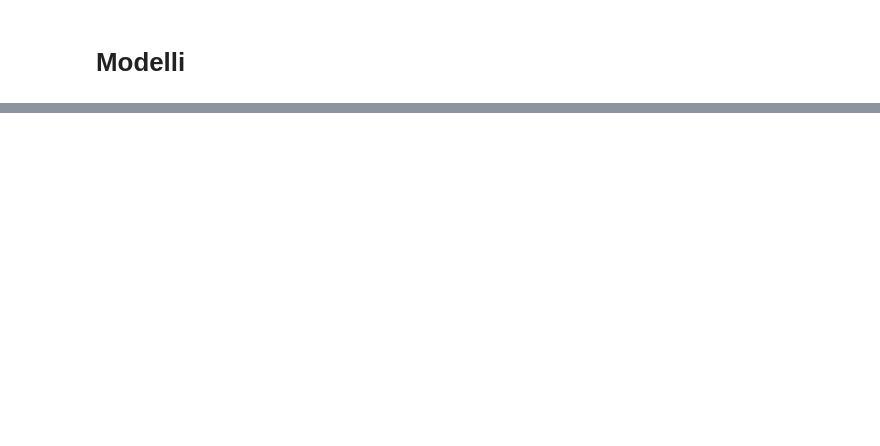
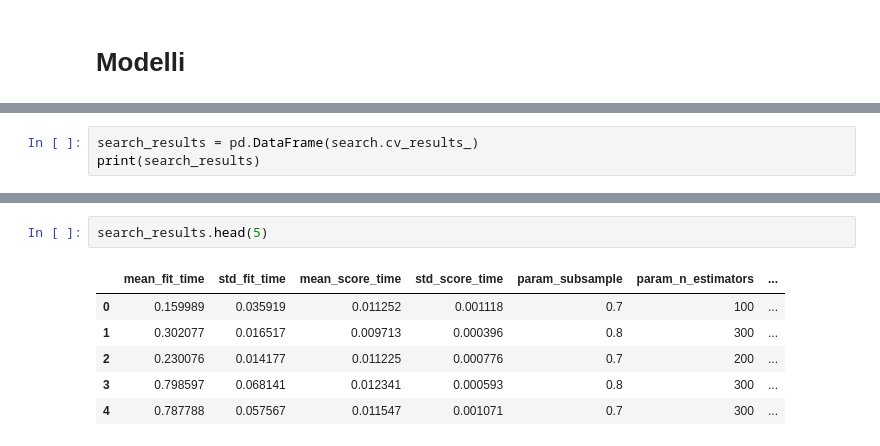
Before and after one commit to Orbmad/Data_Intensive_project, a Jupyter notebook: weather_predictions.ipynb, the cells around one changed output, grey strips where cells are left out. Drawn from its saved outputs; the diff is of its cells as text; blank space fills up the shorter version.

```diff
--- a/weather_predictions.ipynb
+++ b/weather_predictions.ipynb
@@ -329,0 +484,3 @@ X_test, y_test = X.iloc[train_set_treshold:, :], y.iloc[train_set_treshold:]
+# %%
+search_results = pd.DataFrame(search.cv_results_)
+print(search_results)
@@ -329,0 +505,9 @@ X_test, y_test = X.iloc[train_set_treshold:, :], y.iloc[train_set_treshold:]
+# %%
+search_results.head(5)
+# %% [output]
+|  | mean_fit_time | std_fit_time | mean_score_time | std_score_time | param_subsample | param_n_estimators | ... |
+| 0 | 0.159989 | 0.035919 | 0.011252 | 0.001118 | 0.7 | 100 | ... |
+| 1 | 0.302077 | 0.016517 | 0.009713 | 0.000396 | 0.8 | 300 | ... |
+| 2 | 0.230076 | 0.014177 | 0.011225 | 0.000776 | 0.7 | 200 | ... |
+| 3 | 0.798597 | 0.068141 | 0.012341 | 0.000593 | 0.8 | 300 | ... |
+| 4 | 0.787788 | 0.057567 | 0.011547 | 0.001071 | 0.7 | 300 | ... |
```
Also changed, not shown: parts of 17 cells of this notebook.
